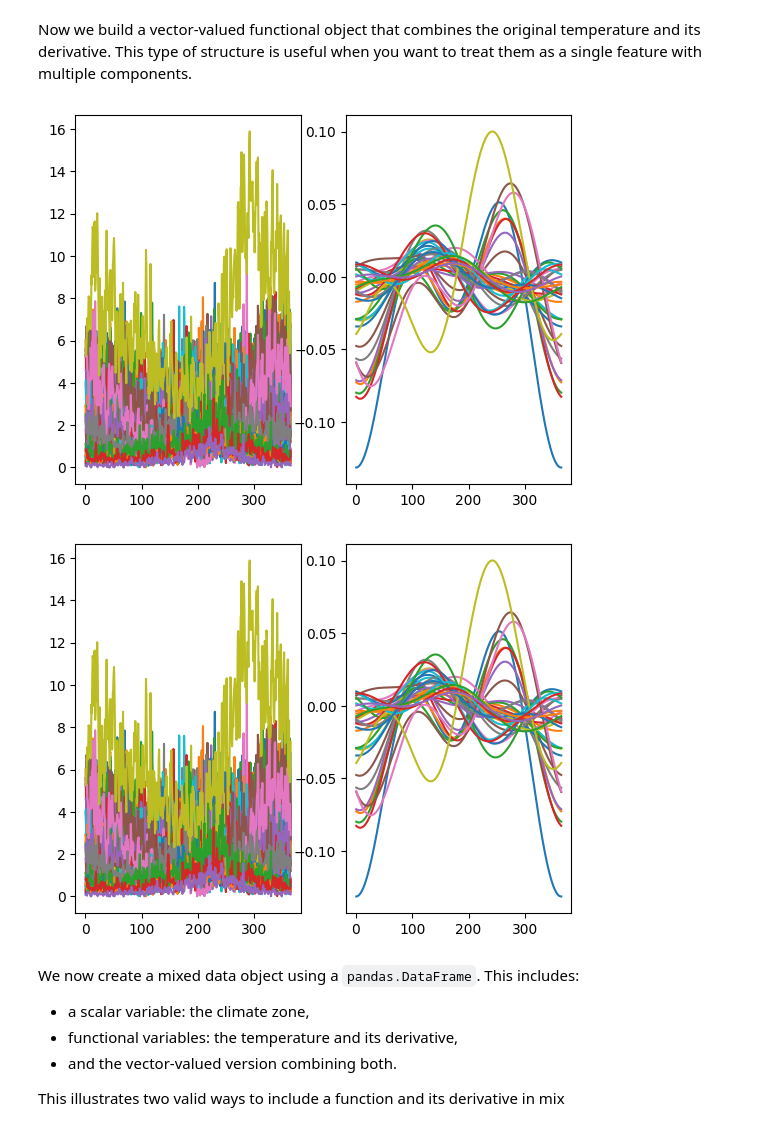
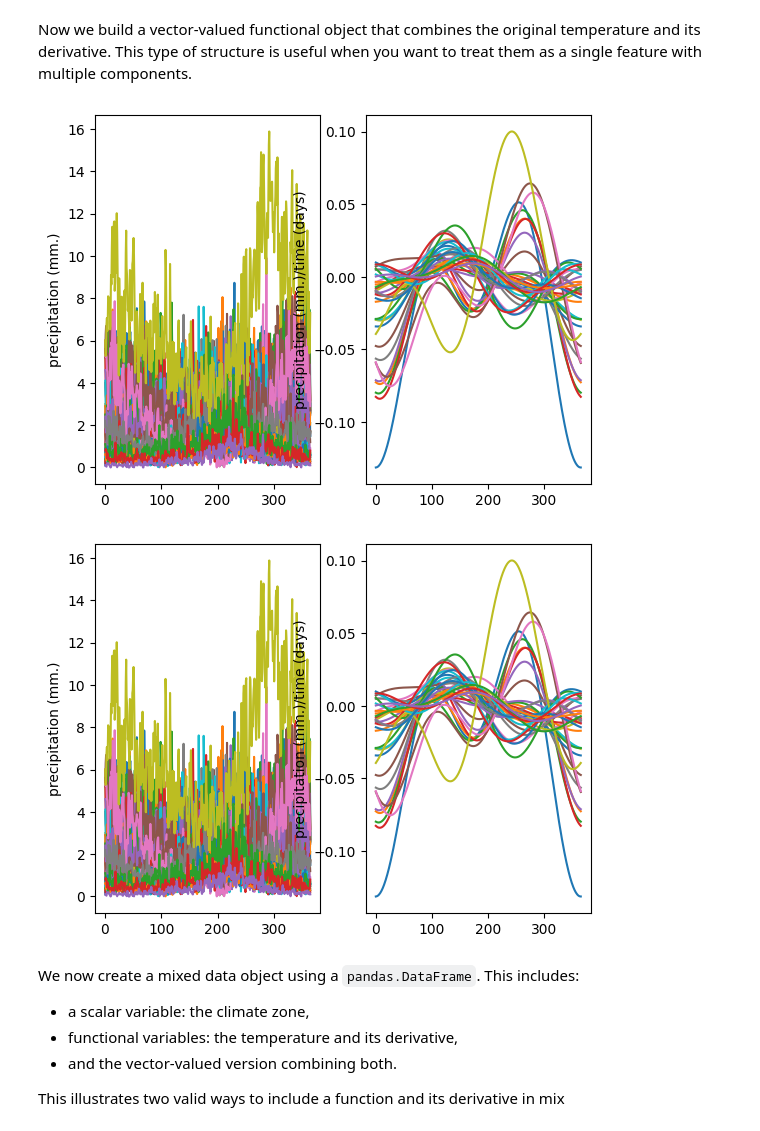
Before and after one commit to GAA-UAM/scikit-fda, a Jupyter notebook: use_case.ipynb, the cells around one changed output. Saved outputs shown, nothing was run; the diff lists cells and outputs as text; code cells hidden in the pictures.

```diff
--- a/use_case.ipynb
+++ b/use_case.ipynb
@@ -46,8 +46,8 @@ To enrich the data with dynamic information, we compute the first derivative
 of both temperature and precipitation curves. These derivatives can capture
 local variation patterns such as rising or falling trends.
 # %%
-fd_D_temperatures = fd_temperatures.derivative(order=1)
-fd_D_precipitations = fd_precipitations.derivative(order=1)
+fd_1st_temperatures = fd_temperatures.derivative(order=1)
+fd_1st_precipitations = fd_precipitations.derivative(order=1)
 # %% [markdown]
 Derivative curves often benefit from smoothing, especially when we plan to
 use them in downstream tasks like clustering or regression.
@@ -73,8 +73,11 @@ smoother_temperatures = BasisSmoother(basis=basis_temperatures)
 smoother_precipitations = BasisSmoother(basis=basis_precipitations)
 
 
-fd_D_temperatures_smooth = smoother_temperatures.fit_transform(fd_D_temperatures)
-fd_D_precipitations_smooth = smoother_precipitations.fit_transform(fd_D_precipitations)
+fd_1st_temperatures_smooth = smoother_temperatures.fit_transform(fd_1st_temperatures)
+fd_1st_precipitations_smooth = smoother_precipitations.fit_transform(fd_1st_precipitations)
+# %%
+fd_1st_temperatures_smooth.coordinate_names = ["temperature (ºC)/time (days)"]
+fd_1st_precipitations_smooth.coordinate_names = ["precipitation (mm.)/time (days)"]
 # %% [markdown]
 Let's take a look at the smoothed derivatives.
 # %%
@@ -90,19 +93,20 @@ Now we build a vector-valued functional object that combines the original temper
 # %%
 
 data_matrix = np.concatenate(
-    [fd_precipitations.data_matrix, fd_D_precipitations_smooth.data_matrix],
+    [fd_precipitations.data_matrix, fd_1st_precipitations_smooth.data_matrix],
     axis=2,
 )
 
 fd_vector = FDataGrid(
     data_matrix=data_matrix,
     grid_points=fd_temperatures.grid_points,
+    coordinate_names=fd_precipitations.coordinate_names+fd_1st_precipitations_smooth.coordinate_names
 )
 
 fd_vector.plot()
 # %% [output]
-[figure, old version]
+[figure, new version]
-[figure, old version]
+[figure, new version]
 # %% [markdown]
 We now create a mixed data object using a `pandas.DataFrame`. This includes:
 - a scalar variable: the climate zone,
```
Also changed, not shown: parts of 4 cells of this notebook, 2 other files.
